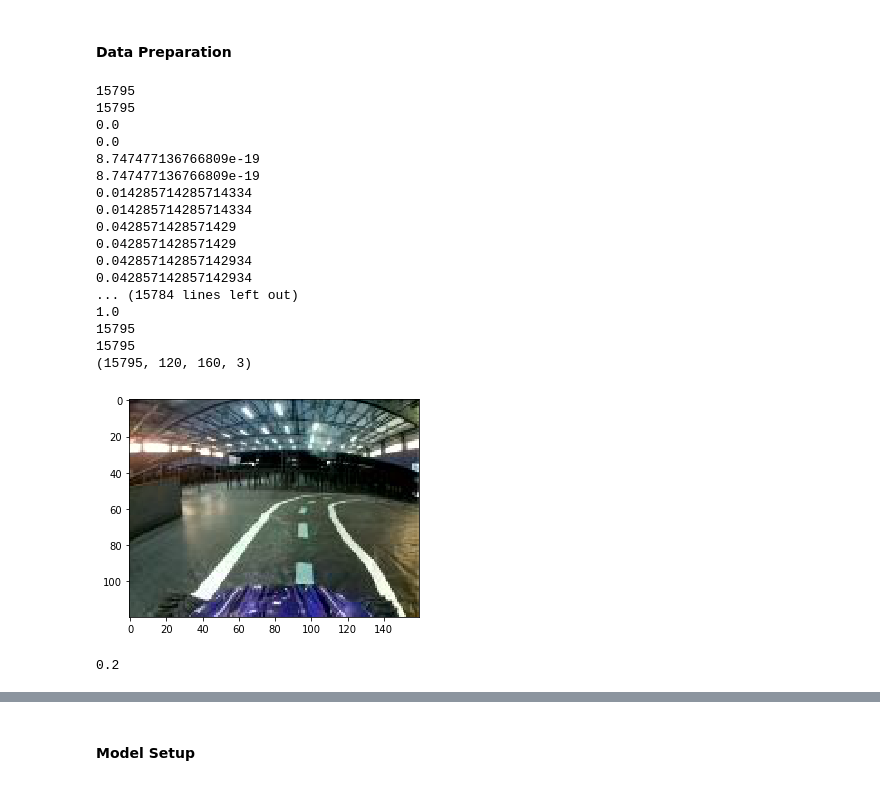
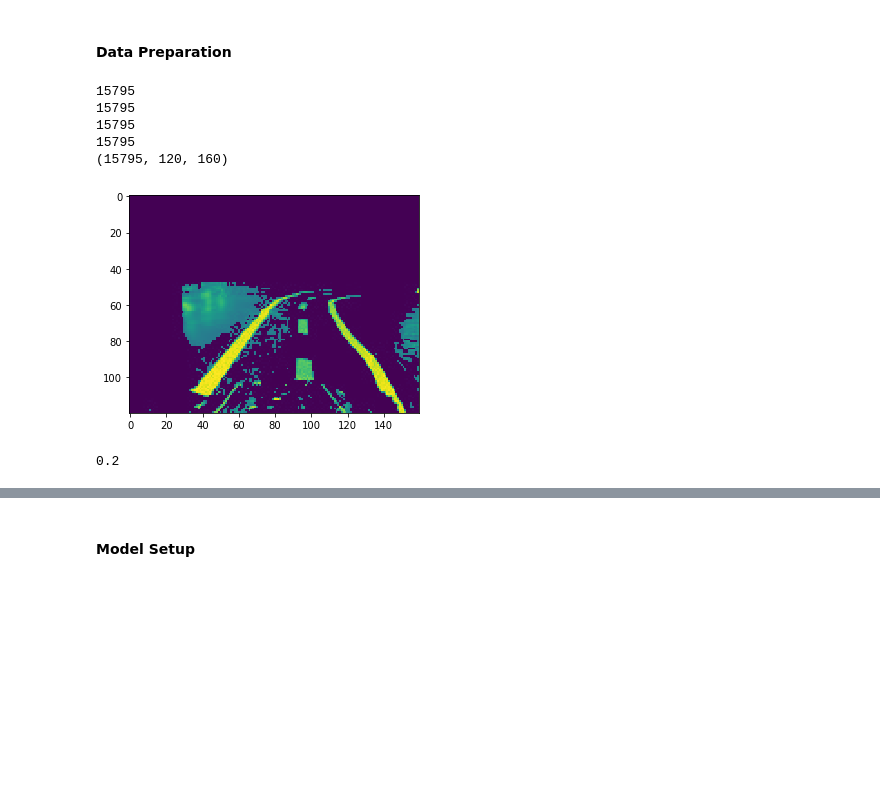
Before and after one commit to brontisaur/CounterpointDonkey, a Jupyter notebook: CPDonkey December Notebook.ipynb, the cells around one changed output, grey strips where cells are left out. Drawn from its saved outputs; the diff is of its cells as text; code cells hidden in the pictures; blank space fills up the shorter version.

```diff
--- a/CPDonkey December Notebook.ipynb
+++ b/CPDonkey December Notebook.ipynb
@@ -735,65 +747,65 @@ import matplotlib.pyplot as plt
 %matplotlib inline
 
 #finding and sorting images and label data: - Unthresholded Images!
-path = 'halldatarecords2/'
+path = 'thresh_im_2/' #When using thresholded images
+
+record_path = 'halldatarecords2/'#when using thresholded images
 
 im_list = []
 
 rec_list = []
 
+#for file in os.listdir(path):  #when using unthresholded images
+#    if 'cam' in file:
+#        im_list.append(file)
+#    elif 'record' in file:
+#        rec_list.append(file)
+
+
+#When using thresholded images:
 for file in os.listdir(path):
-    if 'cam' in file:
-        im_list.append(file)
-    elif 'record' in file:
+    im_list.append(file)
+
+for file in os.listdir(record_path):
+    if 'record' in file:
         rec_list.append(file)
-
 
 print(len(im_list))
 print(len(rec_list))
 
 im_list.sort(key=lambda f: int(''.join(filter(str.isdigit, f))))
 rec_list.sort(key=lambda f: int(''.join(filter(str.isdigit, f))))
 
 #reading in array of images:
-x_images = np.zeros((len(rec_list), 120, 160, 3), dtype = np.uint8)
+#x_images = np.zeros((len(rec_list), 120, 160, 3), dtype = np.uint8)
+x_images = np.zeros((len(rec_list), 120, 160), dtype = np.float32) #When using Thresholded Data
 for i in range(len(im_list)):
     filename = im_list[i]
-    x_images[i,:,:,:] = cv2.imread(path+filename)
+    #x_images[i,:,:,:] = cv2.imread(path+filename)
+    x_images[i,:,:] = cv2.imread(path+filename,0)
 
 #loop over labels and create a list of left/right/straight based on a degree threshold (one-hot encoding?)
 json_data = {}
 y_labels = np.zeros((len(rec_list)), dtype=np.float32) #setup label array for one-hot encoded left, right and straight
 for i in range(len(rec_list)):
     filename = rec_list[i]
-    with open(path+filename) as fp:
+    with open(record_path+filename) as fp:
         json_data = json.load(fp)
         orient = json_data['user/angle']
         y_labels[i] = orient
 print(len(x_images))
 print(len(y_labels))
 print(x_images.shape)
 plt.imshow(x_images[1000])
 plt.show()
 print(y_labels[1000])
 # %% [output]
 15795
 15795
-0.0
-0.0
-8.747477136766809e-19
-8.747477136766809e-19
-0.014285714285714334
-0.014285714285714334
-0.0428571428571429
-0.0428571428571429
-0.042857142857142934
-0.042857142857142934
-... (15784 lines left out)
-1.0
 15795
 15795
-(15795, 120, 160, 3)
+(15795, 120, 160)
-[figure, old version]
+[figure, new version]
 0.2
 # %%
 #training and validation split:
```
Also changed, not shown: parts of 12 cells of this notebook.
